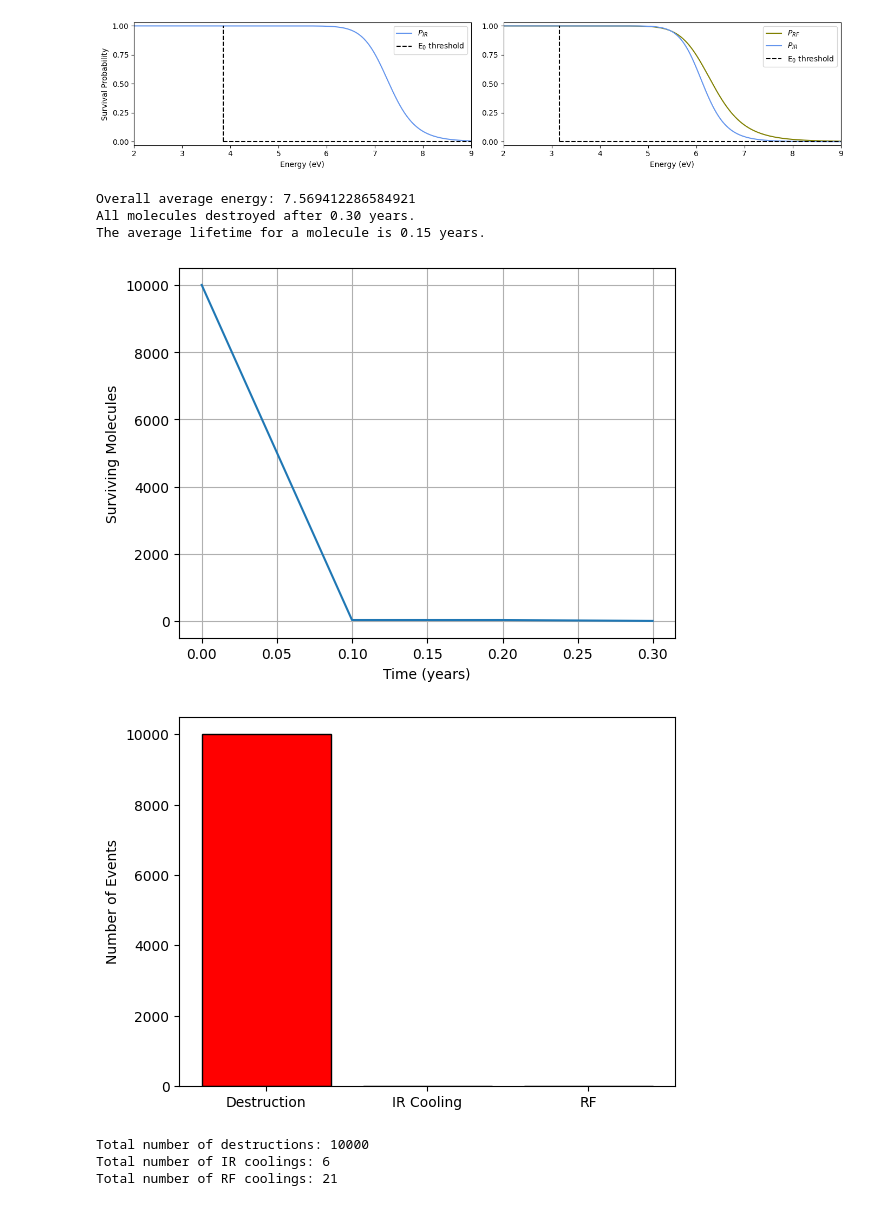
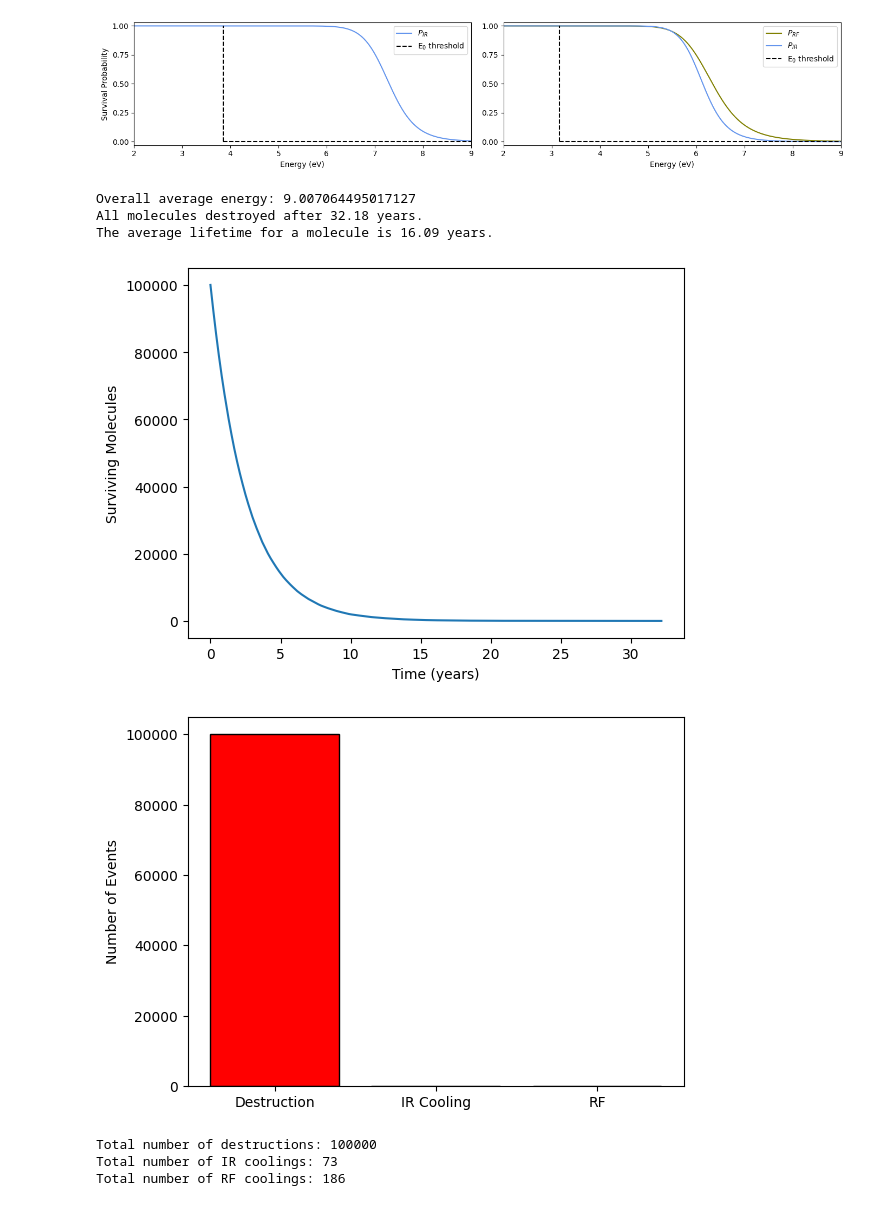
Before and after one commit to mustafa9812/Project-Cynap, a Jupyter notebook: scripts/calculations_cpy.ipynb, the cells around one changed output. Cells and saved outputs as stored; diff of their text form; code cells hidden in the pictures.

```diff
--- a/scripts/calculations_cpy.ipynb
+++ b/scripts/calculations_cpy.ipynb
@@ -642,11 +642,11 @@ plt.show()
 # MONTE CARLO SIMULATION FOR 2-CYANOPYRENE+ (VECTORIZED)
 
 # PARAMETERS FOR MONTE CARLO SIMULATION
-num_molecules = 10000
+num_molecules = 100000
 E_min = 5.45  # eV, lower limit
 E_max = 13.6   # eV, upper limit
 Nc = 17
-G0 = 2700 # FUV Habing field for the NGC 7023 region
+G0 = 1 # FUV Habing field for the NGC 7023 region
 t_uv = 1.4e9 / (Nc * G0)
 dt = 3.1536e7 / 10  # e.g. 1/10th of a year per step, adjust as needed
 
@@ -732,42 +732,43 @@ while np.any(molecule_alive):
     total_average.append(avg_energy)
 
     current_time += dt
     t += 1
 
 # FINAL AVERAGE ENERGY
 overall_avg_energy = np.mean(total_average)
 print("Overall average energy:", overall_avg_energy)
 
 # TIME TO ZERO MOLECULES
 years_to_zero = time_history[-1] / 3.15576e7
 print(f"All molecules destroyed after {years_to_zero:.2f} years.")
 print(f"The average lifetime for a molecule is {np.mean(time_history) / 3.15576e7:.2f} years.")
+os.makedirs(r"C:\Users\Mustafa\Documents\GitHub\Project-Cynap\plots", exist_ok=True)
 
 # PLOTS
 plt.plot(np.array(time_history) / 3.15576e7, survival_history)
 plt.xlabel('Time (years)')
 plt.ylabel('Surviving Molecules')
-plt.grid(True)
+plt.savefig(fr"C:\Users\Mustafa\Documents\GitHub\Project-Cynap\plots\{G0}_montecarlo_cpy+.png")
 plt.show()
 
 event_labels = ['Destruction', 'IR Cooling', 'RF']
 event_counts = [destruction_count, ir_count, rf_count]
 plt.bar(event_labels, event_counts, color=['red', 'blue', 'olive'], edgecolor='black')
 plt.ylabel('Number of Events')
 plt.show()
 
 print("Total number of destructions:", destruction_count)
 print("Total number of IR coolings:", ir_count)
 print("Total number of RF coolings:", rf_count)
 # %% [output]
-Overall average energy: 7.569412286584921
-All molecules destroyed after 0.30 years.
-The average lifetime for a molecule is 0.15 years.
+Overall average energy: 9.007064495017127
+All molecules destroyed after 32.18 years.
+The average lifetime for a molecule is 16.09 years.
-[figure, old version]
+[figure, new version]
-[figure, old version]
+[figure, new version]
-Total number of destructions: 10000
-Total number of IR coolings: 6
-Total number of RF coolings: 21
+Total number of destructions: 100000
+Total number of IR coolings: 73
+Total number of RF coolings: 186
 # %%
 # MULTIPLE MONTE CARLO SIMULATION FOR 2-CYANOPYRENE+ (VECTORIZED)
 
```
Also changed, not shown: parts of 1 cell of this notebook, 8 other files.
